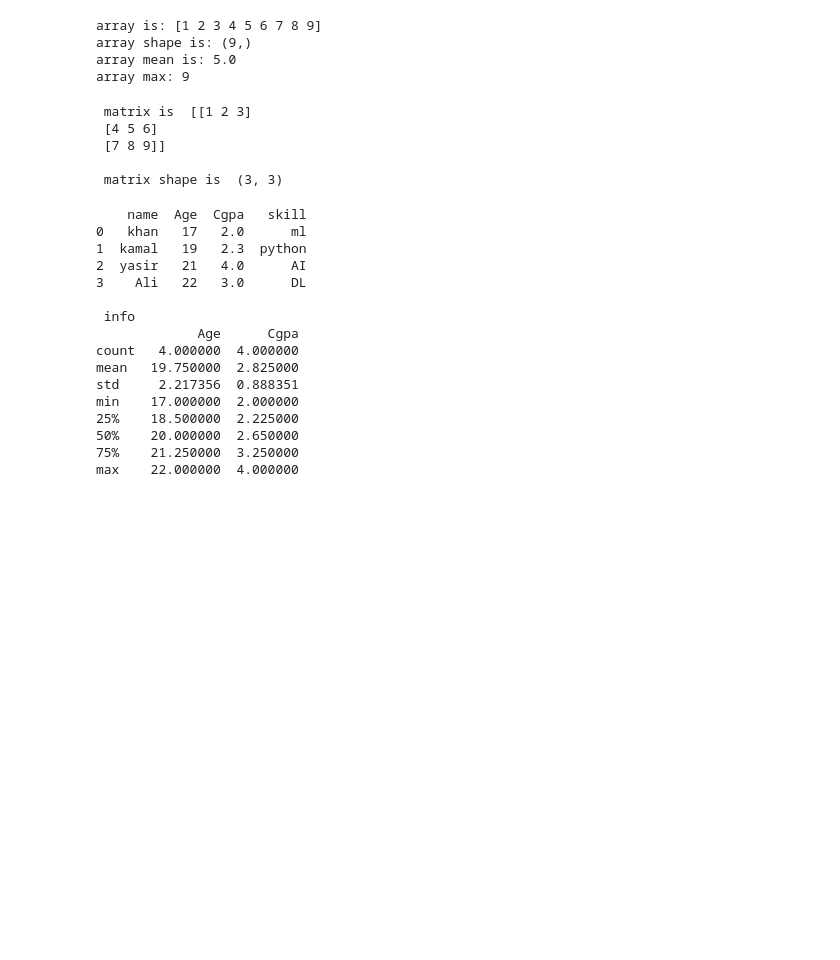
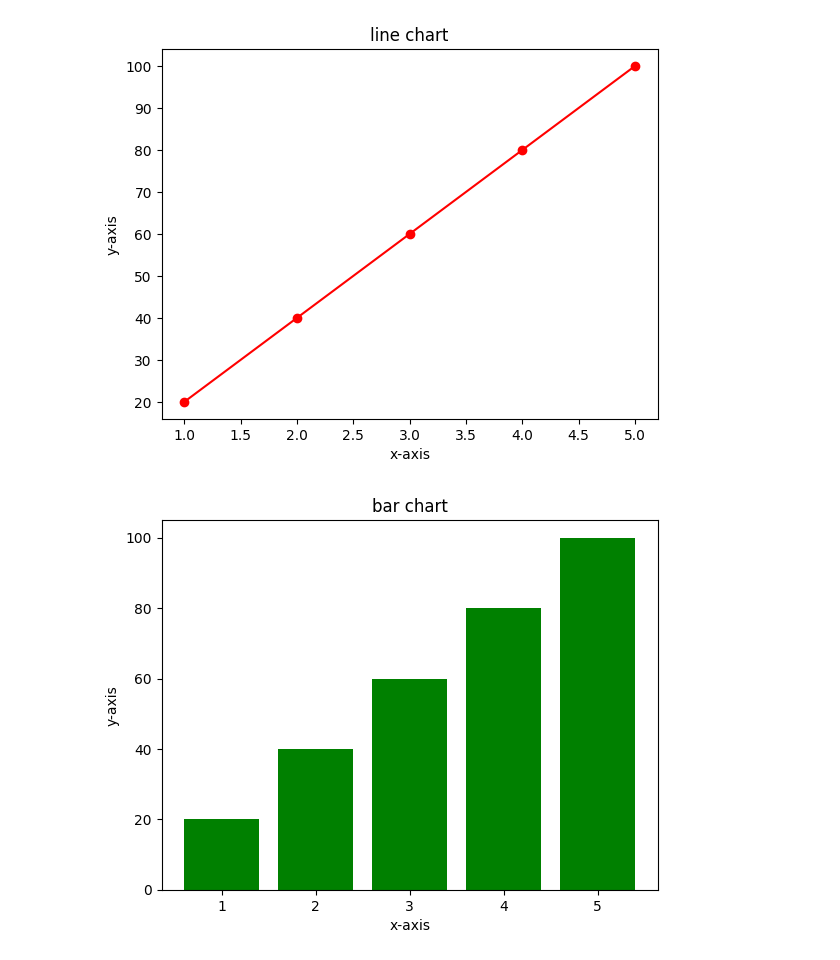
Before and after one commit to kifayat96/My-AI-Program, a Jupyter notebook: Day4_NumPy_Pandas_py.ipynb, the cells around one changed output. Saved outputs shown, nothing was run; the diff lists cells and outputs as text; code cells hidden in the pictures; blank space fills up the shorter version.

```diff
--- a/Day4_NumPy_Pandas_py.ipynb
+++ b/Day4_NumPy_Pandas_py.ipynb
@@ -1,57 +1,23 @@
 # %% [markdown]
 <a href="https://colab.research.google.com/github/kifayat96/My-AI-Program/blob/main/Day4_NumPy_Pandas_py.ipynb" target="_parent"><img src="https://colab.research.google.com/assets/colab-badge.svg" alt="Open In Colab"/></a>
-# %%
-import numpy as np
-#basic array
-arr=np.array([1,2,3,4,5,6,7,8,9])
-print('array is:',arr)
-print('array shape is:',arr.shape)
-print('array mean is:',arr.mean())
-print('array max:',arr.max())
-# %% [output]
-array is: [1 2 3 4 5 6 7 8 9]
-array shape is: (9,)
-array mean is: 5.0
-array max: 9
-# %%
-# 2d array like tabel
-matrix=np.array([[1,2,3],[4,5,6],[7,8,9]])
-print("\n matrix is ",matrix)
-print("\n matrix shape is ",matrix.shape)
-# %% [output]
- matrix is  [[1 2 3]
- [4 5 6]
- [7 8 9]]
-
- matrix shape is  (3, 3)
-# %%
-import pandas as pd
-#create a simple data
-data={
-    'name':['khan','kamal','yasir','Ali'],
-    'Age':[17,19,21,22],
-    'Cgpa':[2,2.3,4,3],
-    'skill':['ml','python','AI','DL']
-}
-#creat a dataFarame
-df= pd.DataFrame(data)
-print(df)
-print("\n info")
-print(df.describe())
-# %% [output]
-    name  Age  Cgpa   skill
-0   khan   17   2.0      ml
-1  kamal   19   2.3  python
-2  yasir   21   4.0      AI
-3    Ali   22   3.0      DL
-
- info
-             Age      Cgpa
-count   4.000000  4.000000
-mean   19.750000  2.825000
-std     2.217356  0.888351
-min    17.000000  2.000000
-25%    18.500000  2.225000
-50%    20.000000  2.650000
-75%    21.250000  3.250000
-max    22.000000  4.000000
+# %%
+import matplotlib.pyplot as plt
+import numpy as np
+
+#line chart
+x=[1,2,3,4,5]
+y=[20,40,60,80,100]
+plt.plot(x, y, color='Red', marker='o')
+plt.title('line chart')
+plt.xlabel('x-axis')
+plt.ylabel('y-axis')
+plt.show()
+#bar chart
+plt.bar(x,y,color='green')
+plt.title('bar chart')
+plt.xlabel('x-axis')
+plt.ylabel('y-axis')
+plt.show()
+# %% [output]
+[figure, added]
+[figure, added]
```
Also changed, not shown: parts of 1 cell of this notebook.
